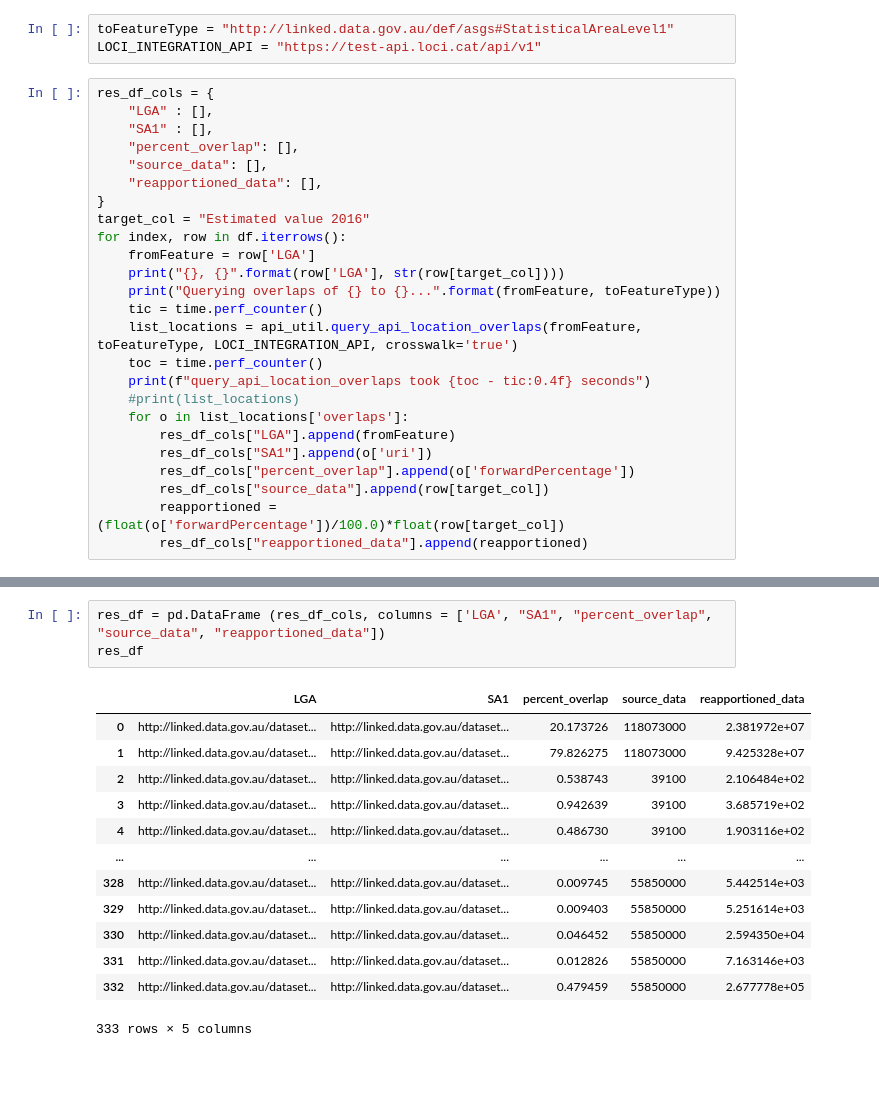
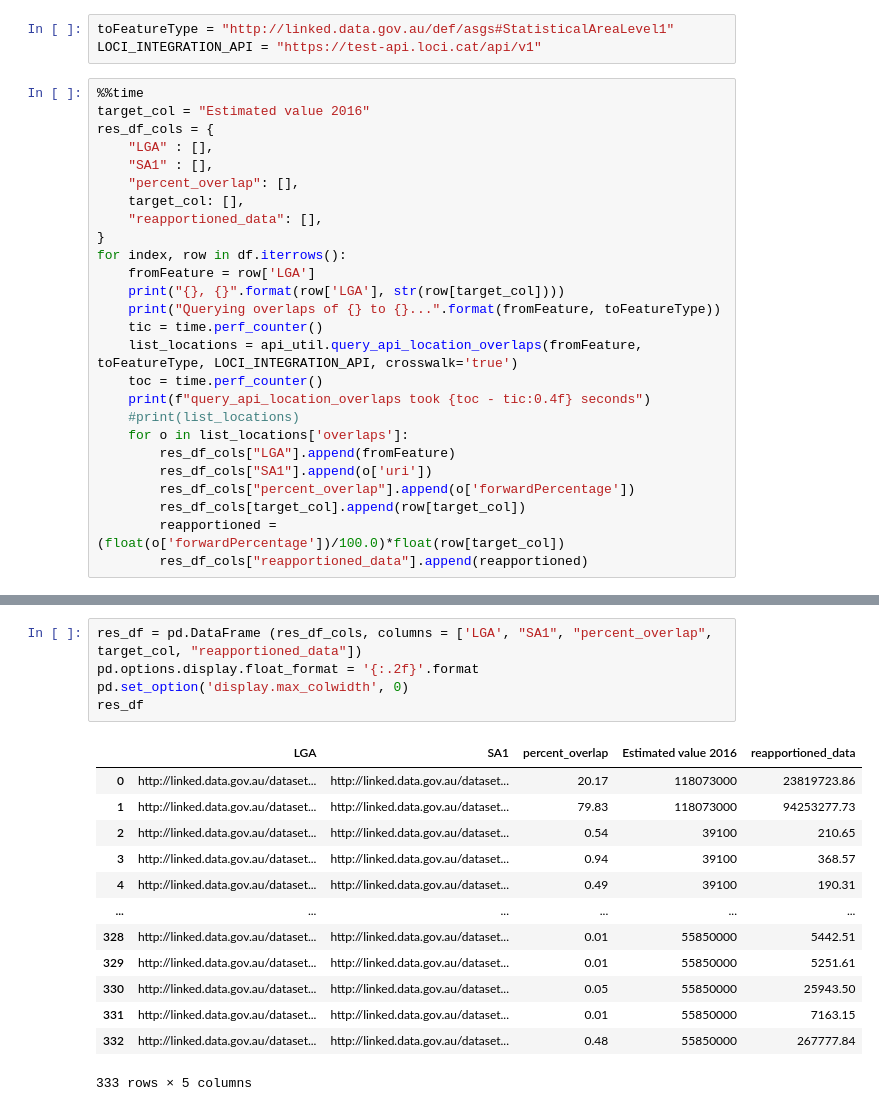
Before and after one commit to CSIRO-enviro-informatics/loci-notebooks, a Jupyter notebook: 04-2-reapportion-dataset-to-another-region-lga-sa1.ipynb, the cells around one changed output, grey strips where cells are left out. Cells and saved outputs as stored; diff of their text form; blank space fills up the shorter version.

```diff
--- a/04-v2-reapportion-dataset-to-another-region-lga-sa1.ipynb
+++ b/04-2-reapportion-dataset-to-another-region-lga-sa1.ipynb
@@ -59,14 +59,15 @@ api_util = API_Util()
 toFeatureType = "http://linked.data.gov.au/def/asgs#StatisticalAreaLevel1"
 LOCI_INTEGRATION_API = "https://test-api.loci.cat/api/v1"
 # %%
+%%time
+target_col = "Estimated value 2016"
 res_df_cols = {
     "LGA" : [],
     "SA1" : [],
     "percent_overlap": [],
-    "source_data": [],
+    target_col: [],
     "reapportioned_data": [],
 }
-target_col = "Estimated value 2016"
 for index, row in df.iterrows():
     fromFeature = row['LGA']
     print("{}, {}".format(row['LGA'], str(row[target_col])))
@@ -80,7 +81,7 @@ for index, row in df.iterrows():
         res_df_cols["LGA"].append(fromFeature)
         res_df_cols["SA1"].append(o['uri'])
         res_df_cols["percent_overlap"].append(o['forwardPercentage'])
-        res_df_cols["source_data"].append(row[target_col])
+        res_df_cols[target_col].append(row[target_col])
         reapportioned = (float(o['forwardPercentage'])/100.0)*float(row[target_col])
         res_df_cols["reapportioned_data"].append(reapportioned)
 # %% [output]
@@ -102,17 +105,19 @@ query_api_location_overlaps took 6.0083 seconds
 # %%
-res_df = pd.DataFrame (res_df_cols, columns = ['LGA', "SA1", "percent_overlap", "source_data", "reapportioned_data"])
+res_df = pd.DataFrame (res_df_cols, columns = ['LGA', "SA1", "percent_overlap", target_col, "reapportioned_data"])
+pd.options.display.float_format = '{:.2f}'.format
+pd.set_option('display.max_colwidth', 0)
 res_df
 # %% [output]
-|  | LGA | SA1 | percent_overlap | source_data | reapportioned_data |
-| 0 | http://linked.data.gov.au/dataset... | http://linked.data.gov.au/dataset... | 20.173726 | 118073000 | 2.381972e+07 |
-| 1 | http://linked.data.gov.au/dataset... | http://linked.data.gov.au/dataset... | 79.826275 | 118073000 | 9.425328e+07 |
-| 2 | http://linked.data.gov.au/dataset... | http://linked.data.gov.au/dataset... | 0.538743 | 39100 | 2.106484e+02 |
-| 3 | http://linked.data.gov.au/dataset... | http://linked.data.gov.au/dataset... | 0.942639 | 39100 | 3.685719e+02 |
-| 4 | http://linked.data.gov.au/dataset... | http://linked.data.gov.au/dataset... | 0.486730 | 39100 | 1.903116e+02 |
+|  | LGA | SA1 | percent_overlap | Estimated value 2016 | reapportioned_data |
+| 0 | http://linked.data.gov.au/dataset... | http://linked.data.gov.au/dataset... | 20.17 | 118073000 | 23819723.86 |
+| 1 | http://linked.data.gov.au/dataset... | http://linked.data.gov.au/dataset... | 79.83 | 118073000 | 94253277.73 |
+| 2 | http://linked.data.gov.au/dataset... | http://linked.data.gov.au/dataset... | 0.54 | 39100 | 210.65 |
+| 3 | http://linked.data.gov.au/dataset... | http://linked.data.gov.au/dataset... | 0.94 | 39100 | 368.57 |
+| 4 | http://linked.data.gov.au/dataset... | http://linked.data.gov.au/dataset... | 0.49 | 39100 | 190.31 |
 | ... | ... | ... | ... | ... | ... |
-| 328 | http://linked.data.gov.au/dataset... | http://linked.data.gov.au/dataset... | 0.009745 | 55850000 | 5.442514e+03 |
-| 329 | http://linked.data.gov.au/dataset... | http://linked.data.gov.au/dataset... | 0.009403 | 55850000 | 5.251614e+03 |
-| 330 | http://linked.data.gov.au/dataset... | http://linked.data.gov.au/dataset... | 0.046452 | 55850000 | 2.594350e+04 |
-| 331 | http://linked.data.gov.au/dataset... | http://linked.data.gov.au/dataset... | 0.012826 | 55850000 | 7.163146e+03 |
-| 332 | http://linked.data.gov.au/dataset... | http://linked.data.gov.au/dataset... | 0.479459 | 55850000 | 2.677778e+05 |
+| 328 | http://linked.data.gov.au/dataset... | http://linked.data.gov.au/dataset... | 0.01 | 55850000 | 5442.51 |
+| 329 | http://linked.data.gov.au/dataset... | http://linked.data.gov.au/dataset... | 0.01 | 55850000 | 5251.61 |
+| 330 | http://linked.data.gov.au/dataset... | http://linked.data.gov.au/dataset... | 0.05 | 55850000 | 25943.50 |
+| 331 | http://linked.data.gov.au/dataset... | http://linked.data.gov.au/dataset... | 0.01 | 55850000 | 7163.15 |
+| 332 | http://linked.data.gov.au/dataset... | http://linked.data.gov.au/dataset... | 0.48 | 55850000 | 267777.84 |
 333 rows × 5 columns
```
Also changed, not shown: parts of 2 cells of this notebook, 3 other files.
